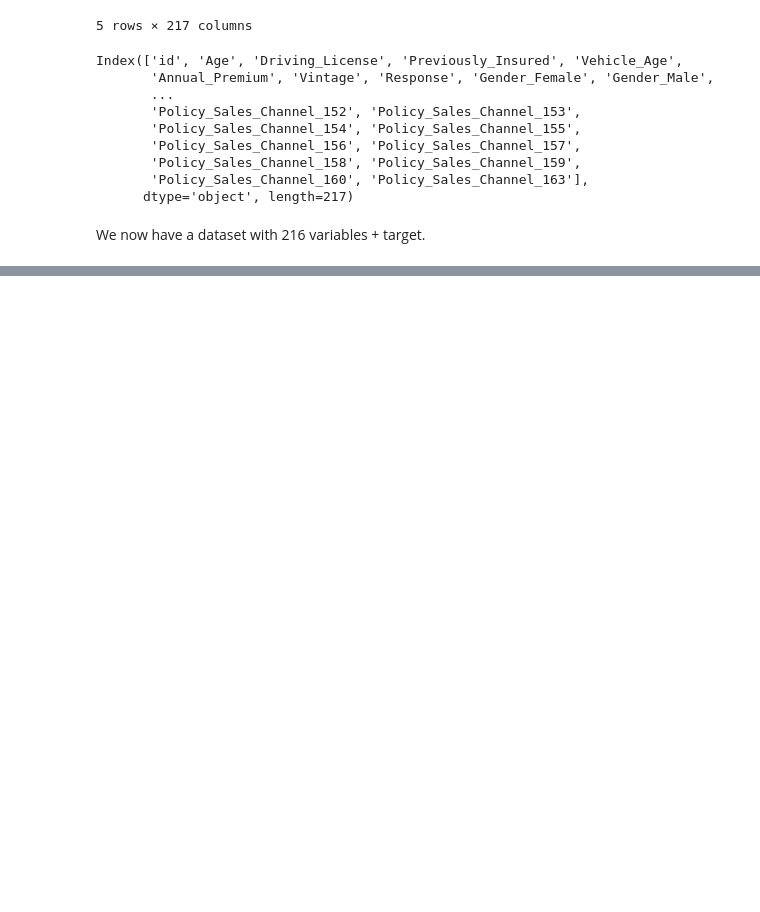
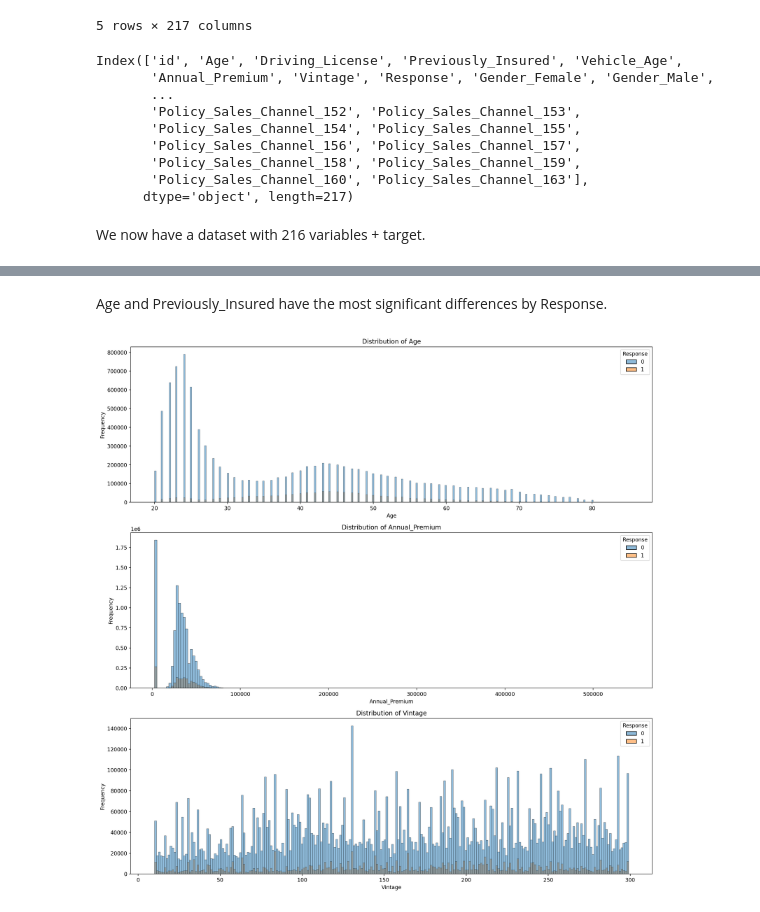
Before and after one commit to sailormarc/insurance-cross-selling, a Jupyter notebook: code/EDA.ipynb, the cells around one changed output, grey strips where cells are left out. Cells and saved outputs as stored; diff of their text form; code cells hidden in the pictures; blank space fills up the shorter version.

```diff
--- a/code/EDA.ipynb
+++ b/code/EDA.ipynb
@@ -13,8 +23,8 @@ import seaborn as sns
 # %%
 # load data
-train_df = pd.read_csv('../data/train.csv')
+df = pd.read_csv('../data/train.csv')
 
-train_df.head()
+df.head()
 # %% [output]
 |  | id | Gender | Age | Driving_License | Region_Code | Previously_Insured | Vehicle_Age | ... |
 | 0 | 0 | Male | 21 | 1 | 35.0 | 0 | 1-2 Year | ... |
@@ -231,0 +267,27 @@ We now have a dataset with 216 variables + target.
+# %% [markdown]
+Age and Previously_Insured have the most significant differences by Response.
+# %%
+# Plot distributions for numeric columns
+histogram_variables = {"Age": None, "Annual_Premium": 200, "Vintage": None}
+n_cols = 1  # Number of columns for subplots
+n_rows = len(histogram_variables) // n_cols + (len(histogram_variables) % n_cols > 0)  # Calculate rows based on total numeric cols
+
+# Set the figure size based on the number of subplots
+plt.figure(figsize=(15, 5 * n_rows))
+
+# Loop through each numeric column and create a subplot
+for i, col in enumerate(histogram_variables.items(), 1):  # Start indexing from 1
+    plt.subplot(n_rows, n_cols, i)
+    if col[1] is None:
+        sns.histplot(x=col[0], hue="Response", data=df)
+    else:
+        sns.histplot(x=col[0], hue="Response", data=df, bins=col[1])  # You can use `kde=False` if you prefer only a histogram
+    plt.title(f'Distribution of {col[0]}')
+    plt.xlabel(col[0])
+    plt.ylabel('Frequency')
+
+# Adjust layout to avoid overlap
+plt.tight_layout()
+plt.show()
+# %% [output]
+[figure, added]
```
Also changed, not shown: parts of 50 cells of this notebook.
